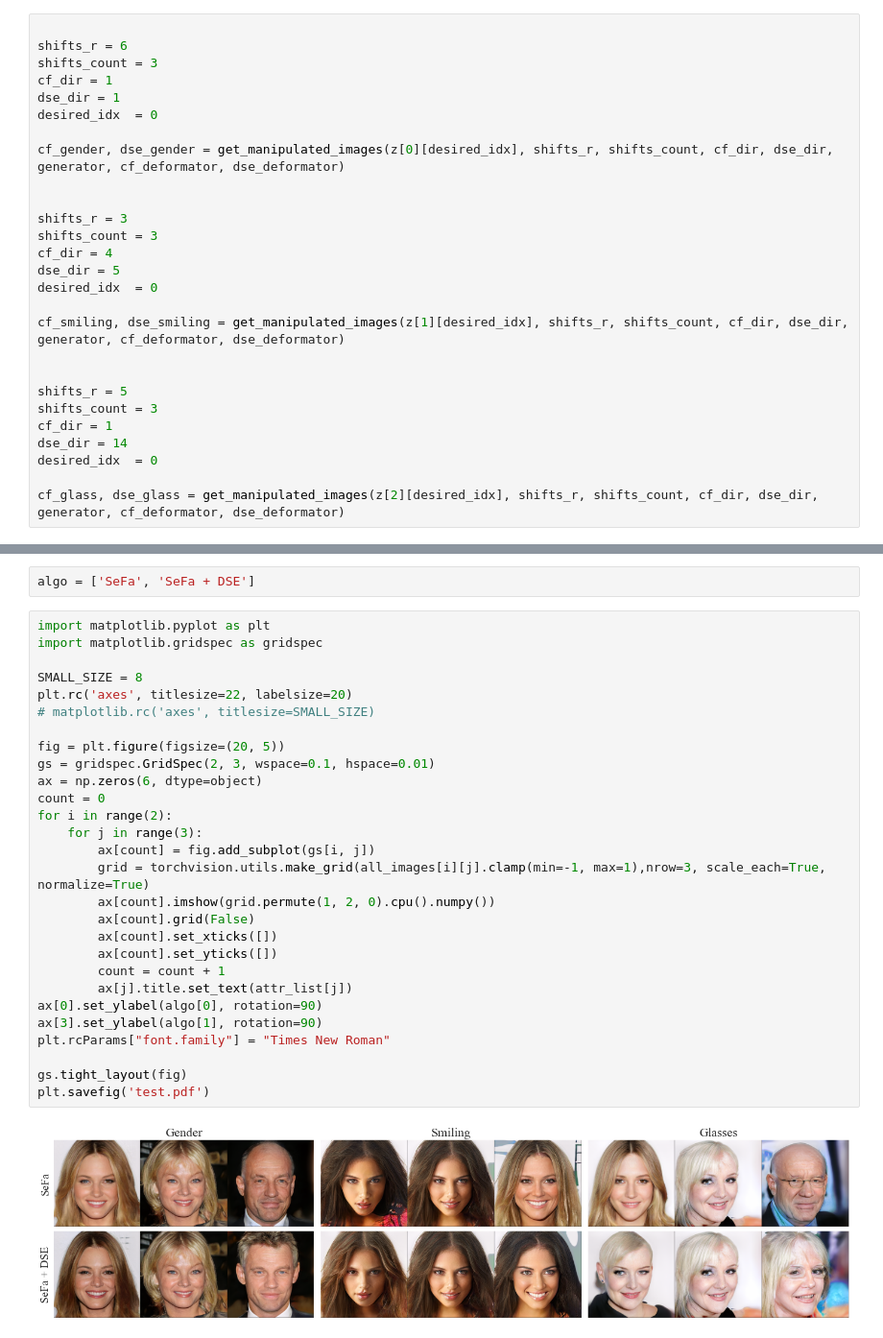
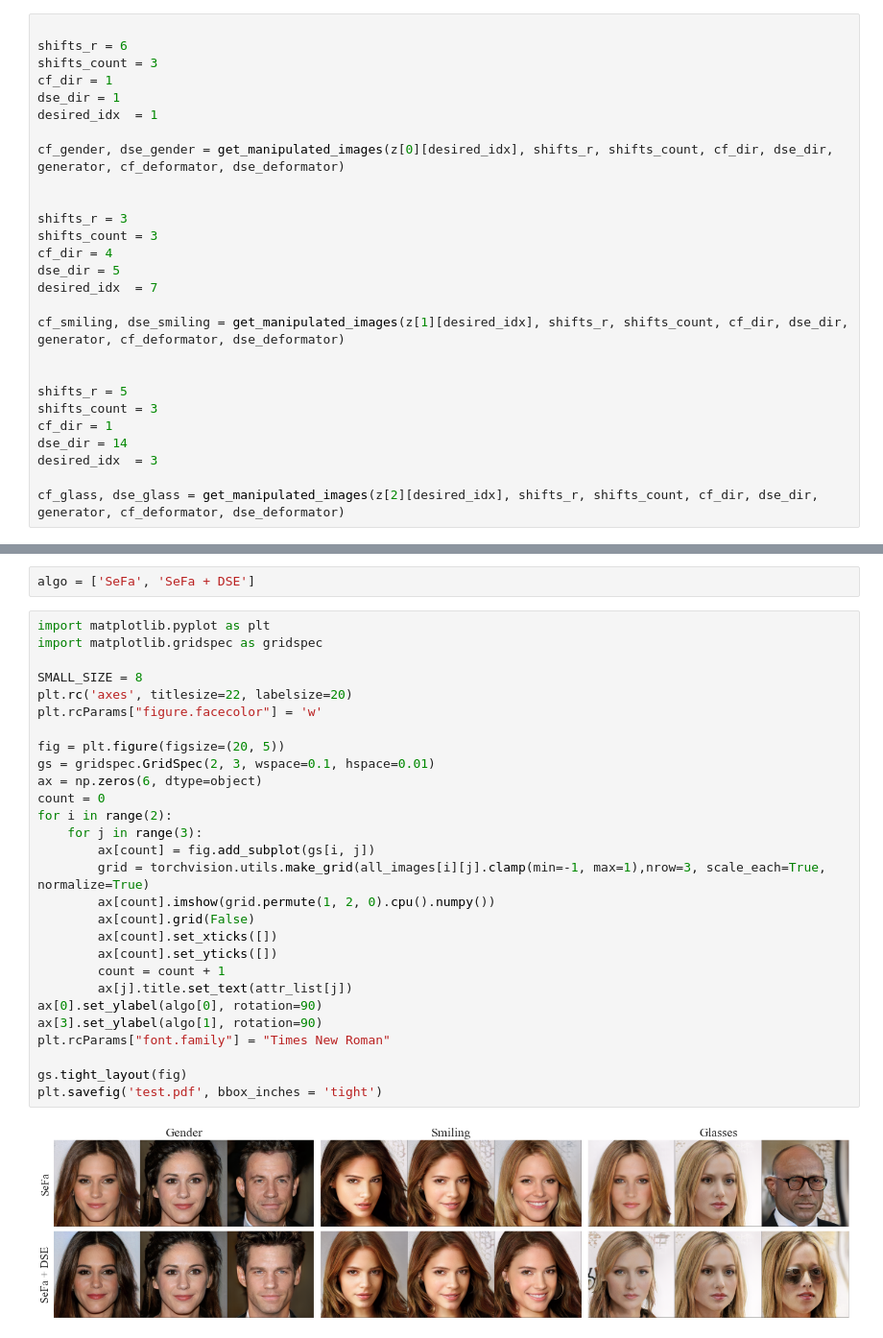
Before and after one commit to VSSILPA/disentagled_latent_dirs, a Jupyter notebook: src/latent_traversal.ipynb, the cells around one changed output, grey strips where cells are left out. Shown at 96% size. Drawn from its saved outputs; the diff is of its cells as text.

Commit message:
paper code visualisation ready

```diff
--- a/src/latent_traversal.ipynb
+++ b/src/latent_traversal.ipynb
@@ -258,7 +258,7 @@ shifts_r = 6
 shifts_count = 3
 cf_dir = 1
 dse_dir = 1
-desired_idx  = 0
+desired_idx  = 1
 
 cf_gender, dse_gender = get_manipulated_images(z[0][desired_idx], shifts_r, shifts_count, cf_dir, dse_dir, generator, cf_deformator, dse_deformator)
 
@@ -267,7 +267,7 @@ shifts_r = 3
 shifts_count = 3
 cf_dir = 4
 dse_dir = 5
-desired_idx  = 0
+desired_idx  = 7
 
 cf_smiling, dse_smiling = get_manipulated_images(z[1][desired_idx], shifts_r, shifts_count, cf_dir, dse_dir, generator, cf_deformator, dse_deformator)
 
@@ -276,7 +276,7 @@ shifts_r = 5
 shifts_count = 3
 cf_dir = 1
 dse_dir = 14
-desired_idx  = 0
+desired_idx  = 3
 
 cf_glass, dse_glass = get_manipulated_images(z[2][desired_idx], shifts_r, shifts_count, cf_dir, dse_dir, generator, cf_deformator, dse_deformator)
 # %%
@@ -288,30 +288,30 @@ algo = ['SeFa', 'SeFa + DSE']
 # %%
 import matplotlib.pyplot as plt
 import matplotlib.gridspec as gridspec
 
 SMALL_SIZE = 8
 plt.rc('axes', titlesize=22, labelsize=20)
-# matplotlib.rc('axes', titlesize=SMALL_SIZE)
+plt.rcParams["figure.facecolor"] = 'w'
 
 fig = plt.figure(figsize=(20, 5))
 gs = gridspec.GridSpec(2, 3, wspace=0.1, hspace=0.01)
 ax = np.zeros(6, dtype=object)
 count = 0
 for i in range(2):
     for j in range(3):
         ax[count] = fig.add_subplot(gs[i, j])
         grid = torchvision.utils.make_grid(all_images[i][j].clamp(min=-1, max=1),nrow=3, scale_each=True, normalize=True)
         ax[count].imshow(grid.permute(1, 2, 0).cpu().numpy())
         ax[count].grid(False)
         ax[count].set_xticks([])
         ax[count].set_yticks([])
         count = count + 1
         ax[j].title.set_text(attr_list[j])
 ax[0].set_ylabel(algo[0], rotation=90)
 ax[3].set_ylabel(algo[1], rotation=90)
 plt.rcParams["font.family"] = "Times New Roman"
 
 gs.tight_layout(fig)
-plt.savefig('test.pdf')
+plt.savefig('test.pdf', bbox_inches = 'tight')
 # %% [output]
-[figure, old version]
+[figure, new version]
```
